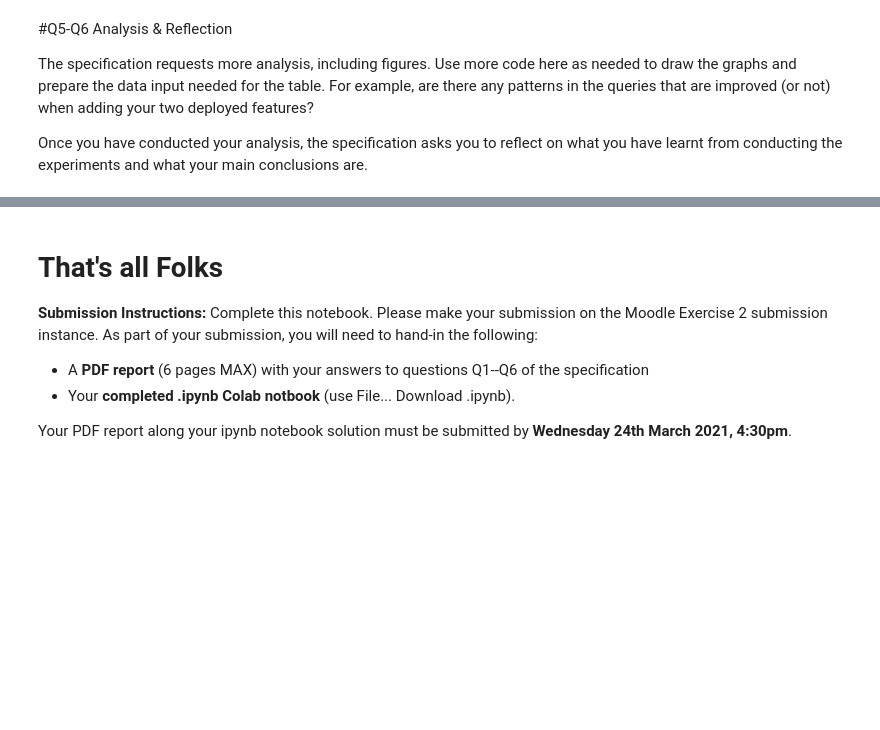
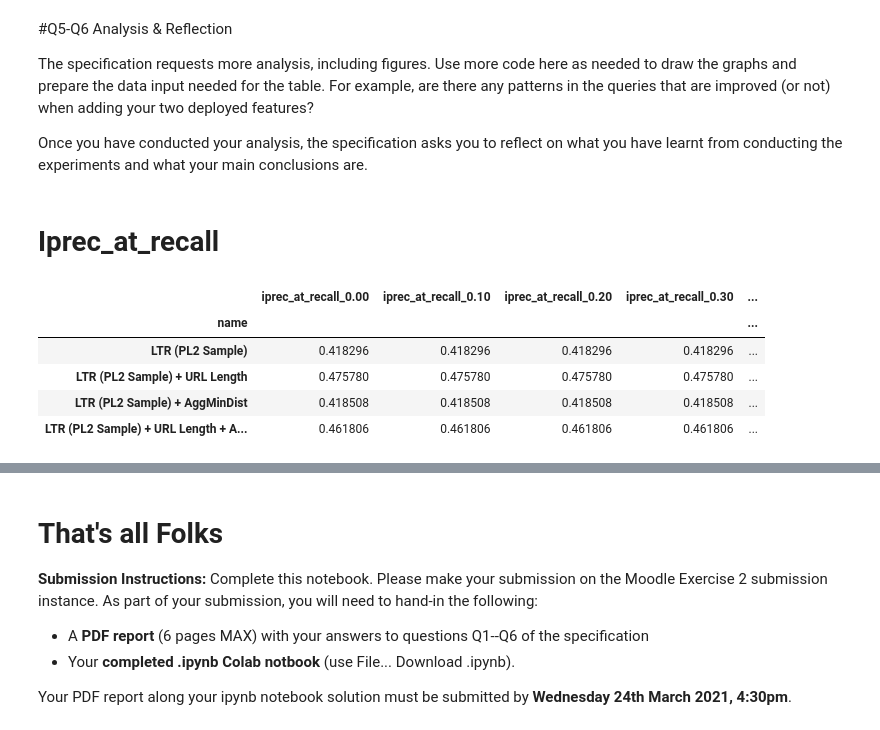
Before and after one commit to podyssea/InformationRetrieval, a Jupyter notebook: InformationRetrievalExercise2_2210049p.ipynb, the cells around one changed output, grey strips where cells are left out. Cells and saved outputs as stored; diff of their text form; code cells hidden in the pictures; blank space fills up the shorter version.

```diff
--- a/InformationRetrievalExercise2_2210049p.ipynb
+++ b/InformationRetrievalExercise2_2210049p.ipynb
@@ -498,3 +528,5 @@ pt.Experiment([lmart_l_pipe, boosted_model_url_slashes, boosted_model_dist, mode
 The specification requests more analysis, including figures. Use more code here as needed to draw the graphs and prepare the data input needed for the table. For example, are there any patterns in the queries that are improved (or not) when adding your two deployed features?
 
 Once you have conducted your analysis, the specification asks you to reflect on what you have learnt from conducting the experiments and what your main conclusions are.
+# %% [markdown]
+# Iprec_at_recall
@@ -500,0 +544,9 @@ Once you have conducted your analysis, the specification asks you to reflect on
+# %%
+iprec_at_recall
+# %% [output]
+|  | iprec_at_recall_0.00 | iprec_at_recall_0.10 | iprec_at_recall_0.20 | iprec_at_recall_0.30 | ... |
+| name |  |  |  |  | ... |
+| LTR (PL2 Sample) | 0.418296 | 0.418296 | 0.418296 | 0.418296 | ... |
+| LTR (PL2 Sample) + URL Length | 0.475780 | 0.475780 | 0.475780 | 0.475780 | ... |
+| LTR (PL2 Sample) + AggMinDist | 0.418508 | 0.418508 | 0.418508 | 0.418508 | ... |
+| LTR (PL2 Sample) + URL Length + A... | 0.461806 | 0.461806 | 0.461806 | 0.461806 | ... |
```
Also changed, not shown: parts of 12 cells of this notebook.
